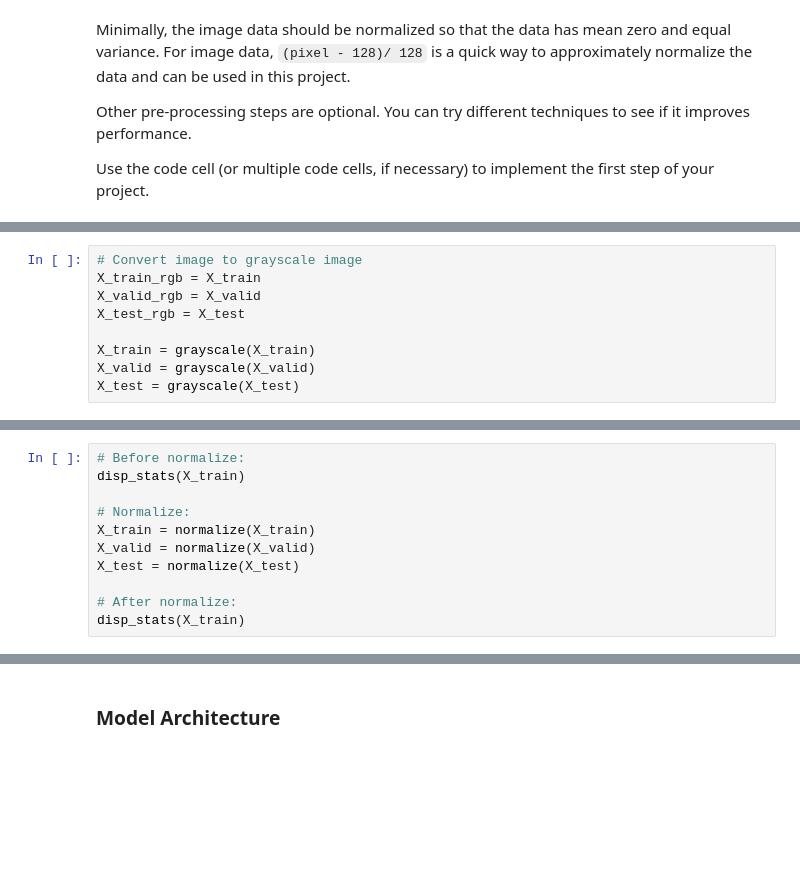
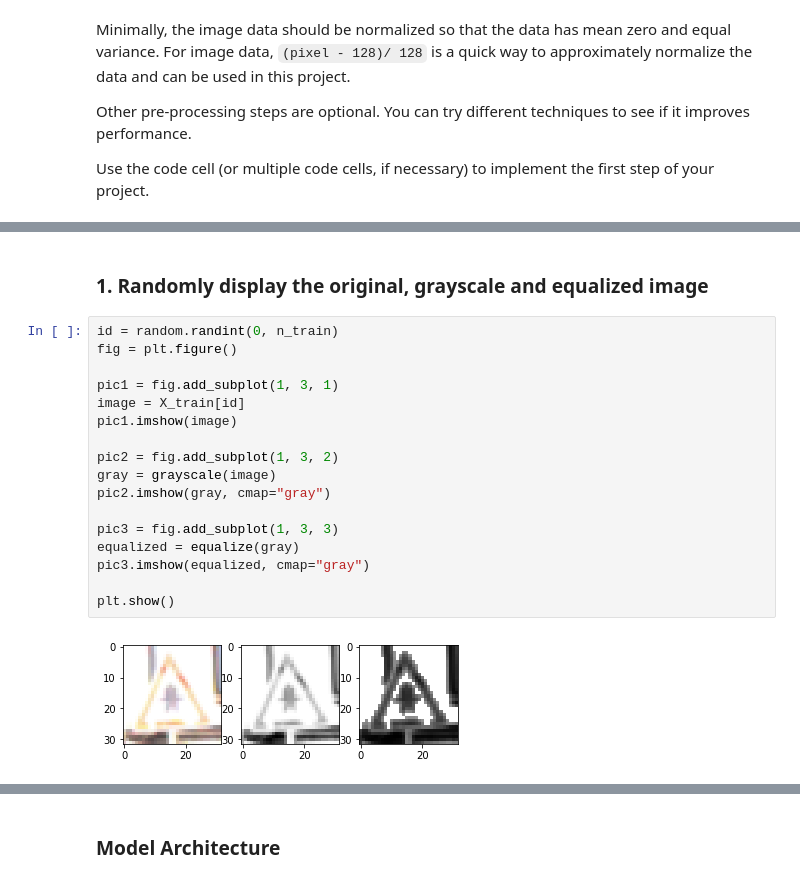
Before and after one commit to dmsehuang/CarND-Traffic-Sign-Classifier, a Jupyter notebook: Traffic_Sign_Classifier.ipynb, the cells around one changed output, grey strips where cells are left out. Saved outputs shown, nothing was run; the diff lists cells and outputs as text; blank space fills up the shorter version.

```diff
--- a/Traffic_Sign_Classifier.ipynb
+++ b/Traffic_Sign_Classifier.ipynb
@@ -198,9 +174,0 @@ def grayscale(X_train):
-# %%
-# Convert image to grayscale image
-X_train_rgb = X_train
-X_valid_rgb = X_valid
-X_test_rgb = X_test
-
-X_train = grayscale(X_train)
-X_valid = grayscale(X_valid)
-X_test = grayscale(X_test)
@@ -241,11 +174,0 @@ def normalize(X):
-# %%
-# Before normalize:
-disp_stats(X_train)
-
-# Normalize:
-X_train = normalize(X_train)
-X_valid = normalize(X_valid)
-X_test = normalize(X_test)
-
-# After normalize:
-disp_stats(X_train)
@@ -266,0 +230,21 @@ Standard deviation: 1.0
+# %% [markdown]
+### 1. Randomly display the original, grayscale and equalized image
+# %%
+id = random.randint(0, n_train)
+fig = plt.figure()
+
+pic1 = fig.add_subplot(1, 3, 1)
+image = X_train[id]
+pic1.imshow(image)
+
+pic2 = fig.add_subplot(1, 3, 2)
+gray = grayscale(image)
+pic2.imshow(gray, cmap="gray")
+
+pic3 = fig.add_subplot(1, 3, 3)
+equalized = equalize(gray)
+pic3.imshow(equalized, cmap="gray")
+
+plt.show()
+# %% [output]
+[figure, added]
```
Also changed, not shown: parts of 26 cells of this notebook.
